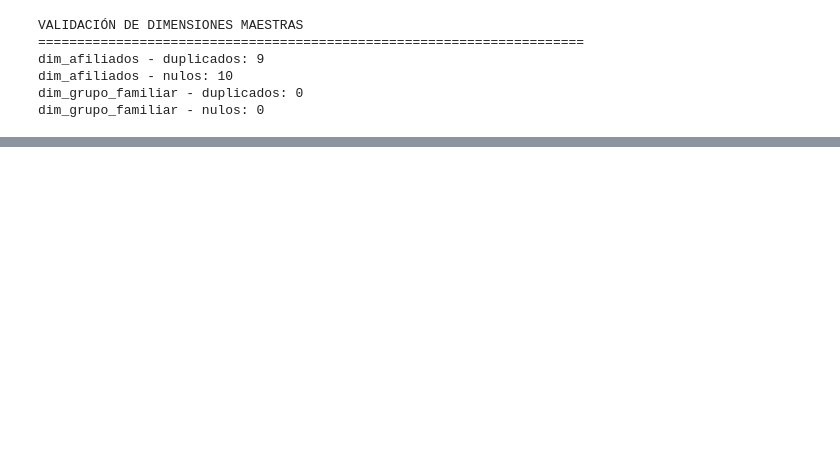
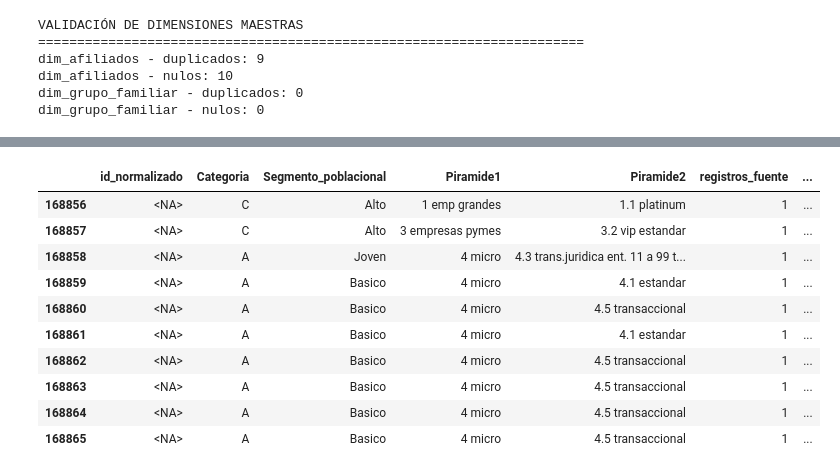
Before and after one commit to angiecoba/Prueba_Analista_BI, a Jupyter notebook: notebooks/02_perfilamiento_digiturnos.ipynb, the cells around one changed output, grey strips where cells are left out. Cells and saved outputs as stored; diff of their text form; code cells hidden in the pictures; blank space fills up the shorter version.

```diff
--- a/notebooks/02_perfilamiento_digiturnos.ipynb
+++ b/notebooks/02_perfilamiento_digiturnos.ipynb
@@ -1886,3 +1886,81 @@ dim_afiliados - duplicados: 9
 dim_afiliados - nulos: 10
 dim_grupo_familiar - duplicados: 0
 dim_grupo_familiar - nulos: 0
+# %%
+# ============================================================
+# 4.12. Diagnóstico de identificadores de afiliados
+# ============================================================
+
+import pandas as pd
+
+print("=" * 70)
+print("DIAGNÓSTICO DE DIMENSIÓN MAESTRA DE AFILIADOS")
+print("=" * 70)
+
+# 1. Información general
+print("\n1. INFORMACIÓN GENERAL")
+
+print("Registros totales:", len(dim_afiliados))
+print("Columnas disponibles:")
+print(dim_afiliados.columns.tolist())
+
+# 2. Identificadores nulos
+print("\n2. REGISTROS CON IDENTIFICADOR NULO")
+
+afiliados_nulos = dim_afiliados[
+    dim_afiliados["id_normalizado"].isna()
+].copy()
+
+print("Cantidad:", len(afiliados_nulos))
+
+display(afiliados_nulos)
+
+# 3. Identificadores duplicados
+print("\n3. REGISTROS CON IDENTIFICADOR DUPLICADO")
+
+afiliados_duplicados = dim_afiliados[
+    dim_afiliados["id_normalizado"].notna()
+    & dim_afiliados["id_normalizado"].duplicated(keep=False)
+].copy()
+
+afiliados_duplicados = afiliados_duplicados.sort_values(
+    "id_normalizado"
+)
+
+print(
+    "Cantidad de registros involucrados:",
+    len(afiliados_duplicados)
+)
+
+print(
+    "Identificadores distintos involucrados:",
+    afiliados_duplicados["id_normalizado"].nunique()
+)
+
+display(afiliados_duplicados)
+
+# 4. Tipos de datos
+print("\n4. TIPO DE DATO DEL IDENTIFICADOR")
+
+print(dim_afiliados["id_normalizado"].dtype)
+
+print("\n5. VALIDACIÓN FINAL")
+
+print(
+    "Duplicados incluyendo nulos:",
+    dim_afiliados["id_normalizado"].duplicated().sum()
+)
+
+print(
+    "Duplicados excluyendo nulos:",
+    dim_afiliados.loc[
+        dim_afiliados["id_normalizado"].notna(),
+        "id_normalizado"
+    ].duplicated().sum()
+)
+
+print(
+    "Nulos:",
+    dim_afiliados["id_normalizado"].isna().sum()
+)
+# %% [output]
@@ -1888,0 +1978,11 @@ dim_grupo_familiar - nulos: 0
+|  | id_normalizado | Categoria | Segmento_poblacional | Piramide1 | Piramide2 | registros_fuente | ... |
+| 168856 | <NA> | C | Alto | 1 emp grandes | 1.1 platinum | 1 | ... |
+| 168857 | <NA> | C | Alto | 3 empresas pymes | 3.2 vip estandar | 1 | ... |
+| 168858 | <NA> | A | Joven | 4 micro | 4.3 trans.juridica ent. 11 a 99 t... | 1 | ... |
+| 168859 | <NA> | A | Basico | 4 micro | 4.1 estandar | 1 | ... |
+| 168860 | <NA> | A | Basico | 4 micro | 4.5 transaccional | 1 | ... |
+| 168861 | <NA> | A | Basico | 4 micro | 4.1 estandar | 1 | ... |
+| 168862 | <NA> | A | Basico | 4 micro | 4.5 transaccional | 1 | ... |
+| 168863 | <NA> | A | Basico | 4 micro | 4.5 transaccional | 1 | ... |
+| 168864 | <NA> | A | Basico | 4 micro | 4.5 transaccional | 1 | ... |
+| 168865 | <NA> | A | Basico | 4 micro | 4.5 transaccional | 1 | ... |
```
Also changed, not shown: parts of 112 cells of this notebook, 10 other files.
